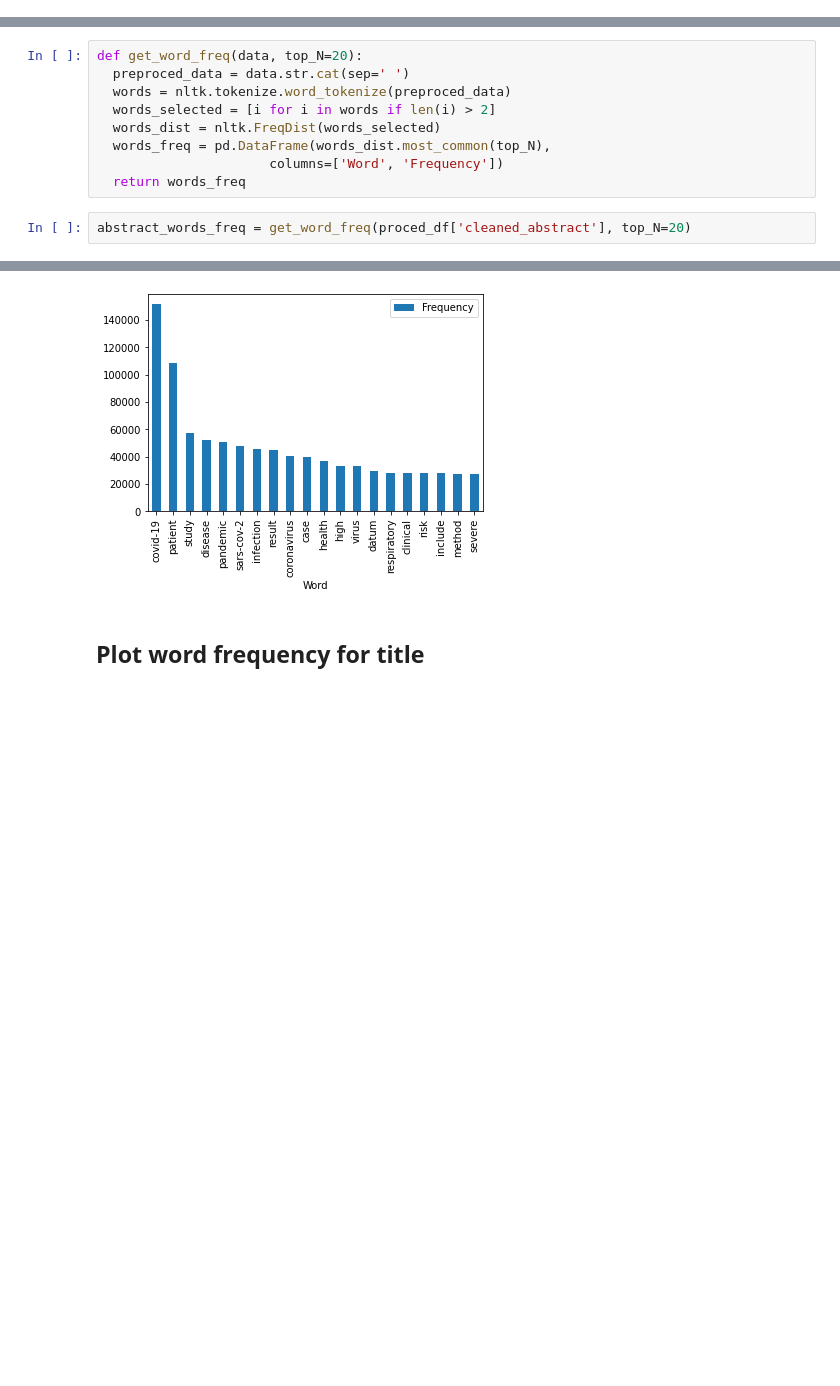
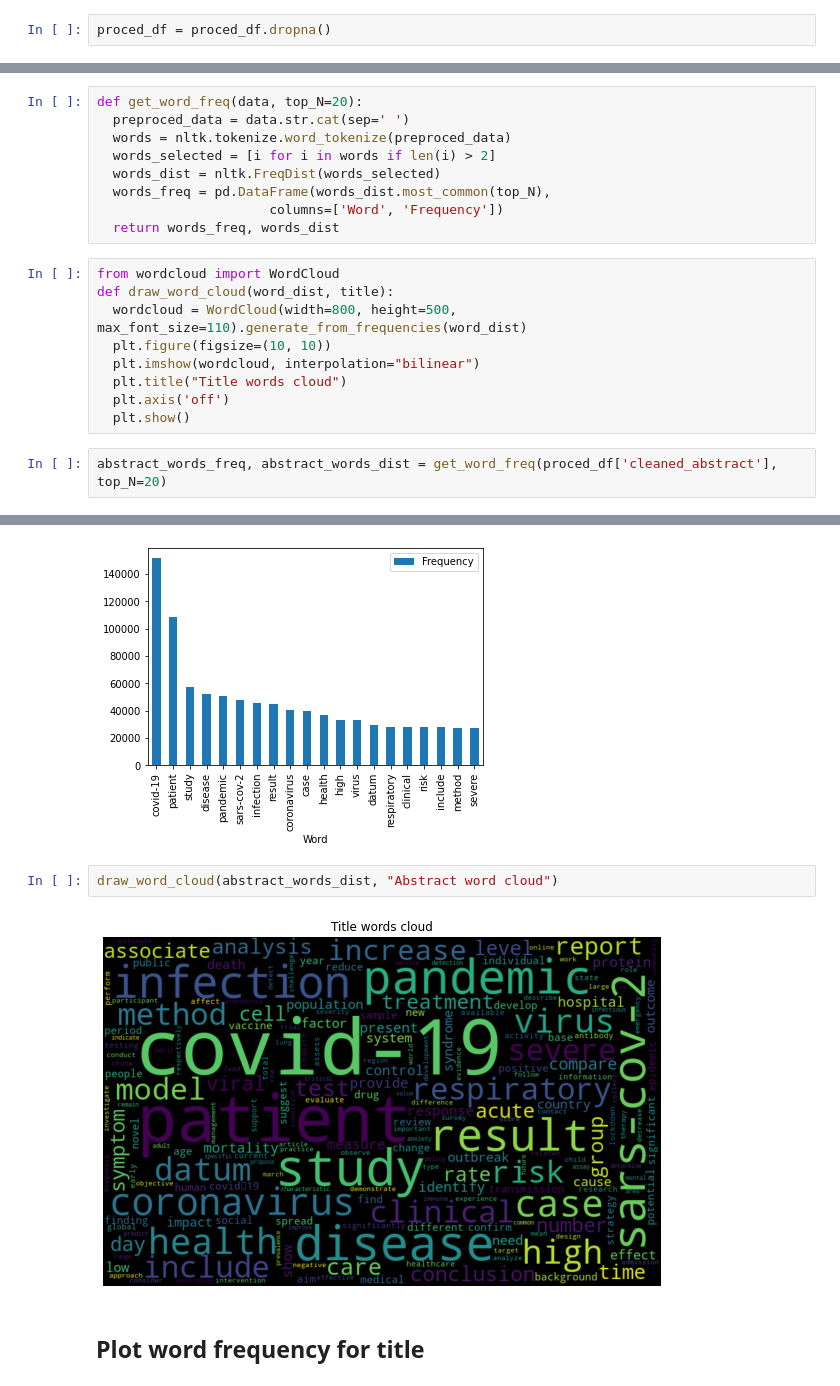
Before and after one commit to LawZhou/article-recommending-system, a Jupyter notebook: FinalProjectstarter.ipynb, the cells around one changed output, grey strips where cells are left out. Cells and saved outputs as stored; diff of their text form; blank space fills up the shorter version.

```diff
--- a/FinalProjectstarter.ipynb
+++ b/FinalProjectstarter.ipynb
@@ -145,6 +157,8 @@ def categorize_time(data):
 # Data visualization
 # %%
 proced_df = pd.read_csv(base_path + "preproced_metadata.csv", low_memory=False)
+# %%
+proced_df = proced_df.dropna()
 # %%
 proced_df.head()
 # %% [output]
@@ -181,9 +197,18 @@ def get_word_freq(data, top_N=20):
   words_dist = nltk.FreqDist(words_selected)
   words_freq = pd.DataFrame(words_dist.most_common(top_N),
                       columns=['Word', 'Frequency'])
-  return words_freq
+  return words_freq, words_dist
+# %%
+from wordcloud import WordCloud
+def draw_word_cloud(word_dist, title):
+  wordcloud = WordCloud(width=800, height=500, max_font_size=110).generate_from_frequencies(word_dist)
+  plt.figure(figsize=(10, 10))
+  plt.imshow(wordcloud, interpolation="bilinear")
+  plt.title("Title words cloud")
+  plt.axis('off')
+  plt.show()
 # %%
-abstract_words_freq = get_word_freq(proced_df['cleaned_abstract'], top_N=20)
+abstract_words_freq, abstract_words_dist = get_word_freq(proced_df['cleaned_abstract'], top_N=20)
 # %%
 abstract_words_freq
 # %% [output]
@@ -209,6 +234,10 @@ abstract_words_freq.plot(x='Word', y='Frequency', kind='bar')
 # %% [output]
 <matplotlib.axes._subplots.AxesSubplot at 0x...>
 [figure]
+# %%
+draw_word_cloud(abstract_words_dist, "Abstract word cloud")
+# %% [output]
+[figure, added]
 # %% [markdown]
 ## Plot word frequency for title
 # %%
```
Also changed, not shown: parts of 31 cells of this notebook.
